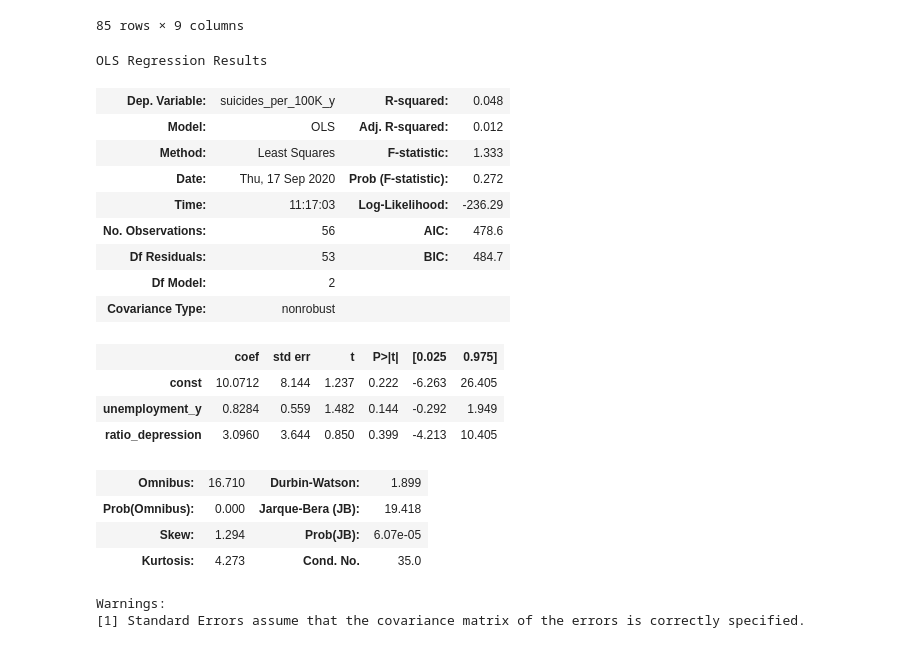
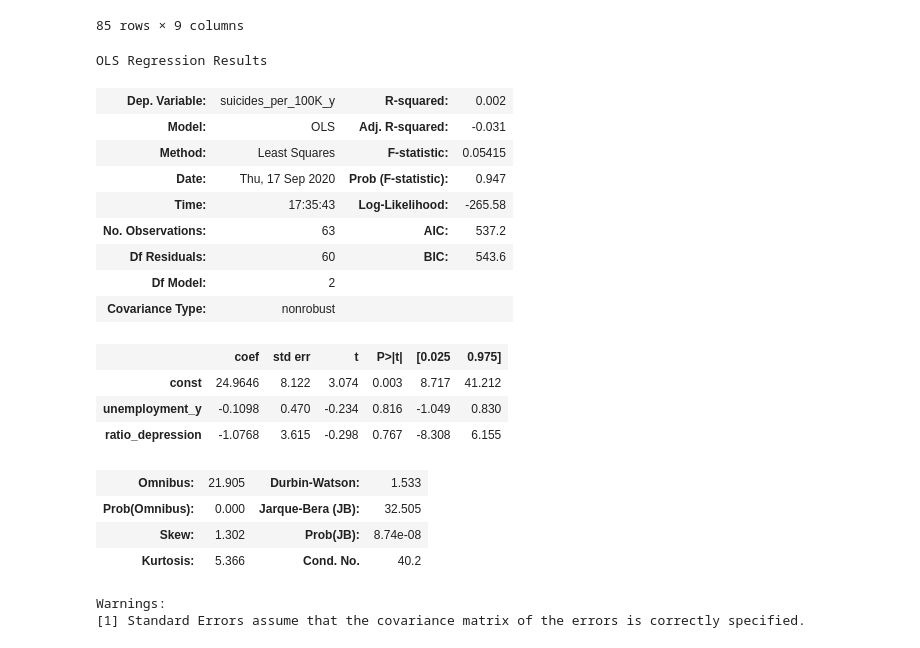
Before and after one commit to Brunadiasmiguel/depression, a Jupyter notebook: Analysis/female_male_comparation.ipynb, the cells around one changed output. Drawn from its saved outputs; the diff is of its cells as text; code cells hidden in the pictures.

```diff
--- a/Analysis/female_male_comparation.ipynb
+++ b/Analysis/female_male_comparation.ipynb
@@ -263,25 +247,25 @@ def model_per_year(year):
     lin_reg = sm.OLS(y, X).fit()
     return lin_reg.summary()
 # %%
-model_per_year('1996')
+model_per_year('2002')
 # %% [output]
 OLS Regression Results
-| Dep. Variable: | suicides_per_100K_y | R-squared: | 0.048 |
-| Model: | OLS | Adj. R-squared: | 0.012 |
-| Method: | Least Squares | F-statistic: | 1.333 |
-| Date: | Thu, 17 Sep 2020 | Prob (F-statistic): | 0.272 |
-| Time: | 11:17:03 | Log-Likelihood: | -236.29 |
-| No. Observations: | 56 | AIC: | 478.6 |
-| Df Residuals: | 53 | BIC: | 484.7 |
+| Dep. Variable: | suicides_per_100K_y | R-squared: | 0.002 |
+| Model: | OLS | Adj. R-squared: | -0.031 |
+| Method: | Least Squares | F-statistic: | 0.05415 |
+| Date: | Thu, 17 Sep 2020 | Prob (F-statistic): | 0.947 |
+| Time: | 17:35:43 | Log-Likelihood: | -265.58 |
+| No. Observations: | 63 | AIC: | 537.2 |
+| Df Residuals: | 60 | BIC: | 543.6 |
 | Df Model: | 2 |  |  |
 | Covariance Type: | nonrobust |  |  |
 |  | coef | std err | t | P>|t| | [0.025 | 0.975] |
-| const | 10.0712 | 8.144 | 1.237 | 0.222 | -6.263 | 26.405 |
-| unemployment_y | 0.8284 | 0.559 | 1.482 | 0.144 | -0.292 | 1.949 |
-| ratio_depression | 3.0960 | 3.644 | 0.850 | 0.399 | -4.213 | 10.405 |
+| const | 24.9646 | 8.122 | 3.074 | 0.003 | 8.717 | 41.212 |
+| unemployment_y | -0.1098 | 0.470 | -0.234 | 0.816 | -1.049 | 0.830 |
+| ratio_depression | -1.0768 | 3.615 | -0.298 | 0.767 | -8.308 | 6.155 |
-| Omnibus: | 16.710 | Durbin-Watson: | 1.899 |
-| Prob(Omnibus): | 0.000 | Jarque-Bera (JB): | 19.418 |
-| Skew: | 1.294 | Prob(JB): | 6.07e-05 |
-| Kurtosis: | 4.273 | Cond. No. | 35.0 |
+| Omnibus: | 21.905 | Durbin-Watson: | 1.533 |
+| Prob(Omnibus): | 0.000 | Jarque-Bera (JB): | 32.505 |
+| Skew: | 1.302 | Prob(JB): | 8.74e-08 |
+| Kurtosis: | 5.366 | Cond. No. | 40.2 |
 Warnings:
 [1] Standard Errors assume that the covariance matrix of the errors is correctly specified.
```
Also changed, not shown: parts of 12 cells of this notebook, 28 other files.
